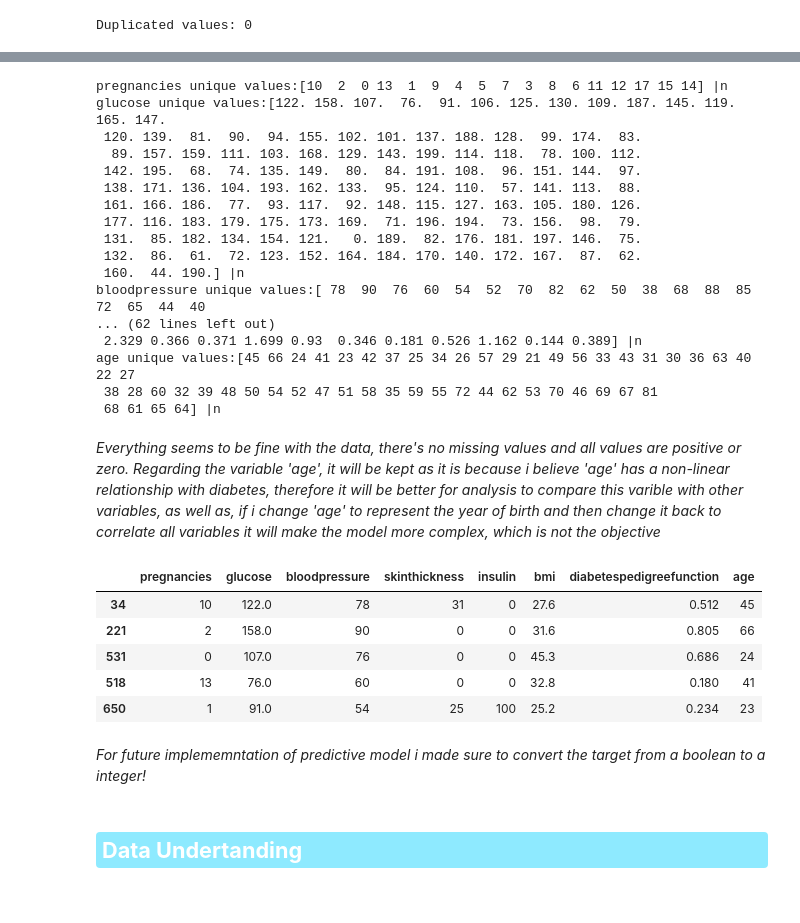
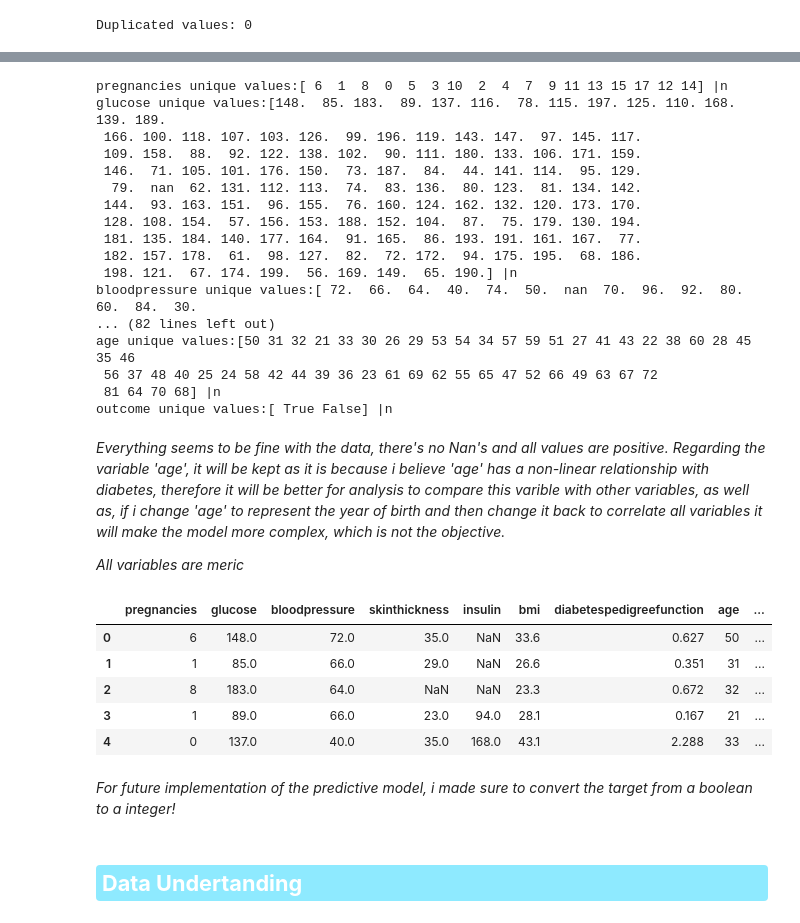
Before and after one commit to marianavfreitas/Diabetes, a Jupyter notebook: Diabetes Predictive Model.ipynb, the cells around one changed output, grey strips where cells are left out. Saved outputs shown, nothing was run; the diff lists cells and outputs as text; code cells hidden in the pictures.

```diff
--- a/Diabetes Predictive Model.ipynb
+++ b/Diabetes Predictive Model.ipynb
@@ -52,7 +59,7 @@ sns.set()
 Importing DataFrame
 </h2>
 # %%
-df_diabetes = pd.read_csv("C:/Users/mariana/Documents/Personal_MVF/diabetes.csv", delimiter=',', header=0, decimal='.', quotechar='"')
+df_diabetes = pd.read_csv("C:/Users/mariana/Documents/Portefolio/diabetes.csv", delimiter=',', header=0, decimal='.', quotechar='"')
 # %% [markdown]
 <h2 style="background-color:#8EEAFF; color:white; padding:3px 6px; border-radius:4px; font-weight:bold;">
 Data Exploration
@@ -152,6 +145,6 @@ X_train['glucose'] = X_train['glucose'].apply(lambda x: float(x) if pd.notna(x)
 # %%
-X_train.replace("", np.nan, inplace=True) #Replacing empty strings with NaN values
-X_train.isna().sum() #Checking the number of missing values in each feature of the dataset X
+df_diabetes.replace("", np.nan, inplace=True) #Replacing empty strings with NaN values
+df_diabetes.isna().sum() #Checking the number of missing values in each feature of the dataset X
 # %% [output]
 pregnancies                 0
 glucose                     0
@@ -179,0 +161,4 @@ dtype: int64
+# %%
+cols_with_zero = ['glucose', 'bloodpressure', 'skinthickness' , 'insulin', 'bmi']
+df_diabetes[cols_with_zero] = df_diabetes[cols_with_zero].replace(0, np.nan)
+df_diabetes.isna().sum()
@@ -190,24 +198,26 @@ Duplicated values: 0
 # %%
-for i in X_train.columns:
-    if X_train[i].dtype != 'object':
-        print(f"{i} unique values:{X_train[i].unique()} |n")
+for i in df_diabetes.columns:
+    if df_diabetes[i].dtype != 'object':
+        print(f"{i} unique values:{df_diabetes[i].unique()} |n")
 # %% [output]
-pregnancies unique values:[10  2  0 13  1  9  4  5  7  3  8  6 11 12 17 15 14] |n
-glucose unique values:[122. 158. 107.  76.  91. 106. 125. 130. 109. 187. 145. 119. 165. 147.
- 120. 139.  81.  90.  94. 155. 102. 101. 137. 188. 128.  99. 174.  83.
-  89. 157. 159. 111. 103. 168. 129. 143. 199. 114. 118.  78. 100. 112.
- 142. 195.  68.  74. 135. 149.  80.  84. 191. 108.  96. 151. 144.  97.
- 138. 171. 136. 104. 193. 162. 133.  95. 124. 110.  57. 141. 113.  88.
- 161. 166. 186.  77.  93. 117.  92. 148. 115. 127. 163. 105. 180. 126.
- 177. 116. 183. 179. 175. 173. 169.  71. 196. 194.  73. 156.  98.  79.
- 131.  85. 182. 134. 154. 121.   0. 189.  82. 176. 181. 197. 146.  75.
- 132.  86.  61.  72. 123. 152. 164. 184. 170. 140. 172. 167.  87.  62.
- 160.  44. 190.] |n
-bloodpressure unique values:[ 78  90  76  60  54  52  70  82  62  50  38  68  88  85  72  65  44  40
-... (62 lines left out)
- 2.329 0.366 0.371 1.699 0.93  0.346 0.181 0.526 1.162 0.144 0.389] |n
-age unique values:[45 66 24 41 23 42 37 25 34 26 57 29 21 49 56 33 43 31 30 36 63 40 22 27
- 38 28 60 32 39 48 50 54 52 47 51 58 35 59 55 72 44 62 53 70 46 69 67 81
- 68 61 65 64] |n
+pregnancies unique values:[ 6  1  8  0  5  3 10  2  4  7  9 11 13 15 17 12 14] |n
+glucose unique values:[148.  85. 183.  89. 137. 116.  78. 115. 197. 125. 110. 168. 139. 189.
+ 166. 100. 118. 107. 103. 126.  99. 196. 119. 143. 147.  97. 145. 117.
+ 109. 158.  88.  92. 122. 138. 102.  90. 111. 180. 133. 106. 171. 159.
+ 146.  71. 105. 101. 176. 150.  73. 187.  84.  44. 141. 114.  95. 129.
+  79.  nan  62. 131. 112. 113.  74.  83. 136.  80. 123.  81. 134. 142.
+ 144.  93. 163. 151.  96. 155.  76. 160. 124. 162. 132. 120. 173. 170.
+ 128. 108. 154.  57. 156. 153. 188. 152. 104.  87.  75. 179. 130. 194.
+ 181. 135. 184. 140. 177. 164.  91. 165.  86. 193. 191. 161. 167.  77.
+ 182. 157. 178.  61.  98. 127.  82.  72. 172.  94. 175. 195.  68. 186.
+ 198. 121.  67. 174. 199.  56. 169. 149.  65. 190.] |n
+bloodpressure unique values:[ 72.  66.  64.  40.  74.  50.  nan  70.  96.  92.  80.  60.  84.  30.
+... (82 lines left out)
+age unique values:[50 31 32 21 33 30 26 29 53 54 34 57 59 51 27 41 43 22 38 60 28 45 35 46
+ 56 37 48 40 25 24 58 42 44 39 36 23 61 69 62 55 65 47 52 66 49 63 67 72
+ 81 64 70 68] |n
+outcome unique values:[ True False] |n
 # %% [markdown]
-*Everything seems to be fine with the data, there's no missing values and all values are positive or zero. Regarding the variable 'age', it will be kept as it is because i believe 'age' has a non-linear relationship with diabetes, therefore it will be better for analysis to compare this varible with other variables, as well as, if i change 'age' to represent the year of birth and then change it back to correlate all variables it will make the model more complex, which is not the objective*
+*Everything seems to be fine with the data, there's no Nan's and all values are positive. Regarding the variable 'age', it will be kept as it is because i believe 'age' has a non-linear relationship with diabetes, therefore it will be better for analysis to compare this varible with other variables, as well as, if i change 'age' to represent the year of birth and then change it back to correlate all variables it will make the model more complex, which is not the objective.*
+
+*All variables are meric*
@@ -217,14 +224,14 @@ y_val = y_val.map(lambda x: int(x))
 # %%
-X_train.head()
+df_diabetes.head()
 # %% [output]
-|  | pregnancies | glucose | bloodpressure | skinthickness | insulin | bmi | diabetespedigreefunction | age |
-| 34 | 10 | 122.0 | 78 | 31 | 0 | 27.6 | 0.512 | 45 |
-| 221 | 2 | 158.0 | 90 | 0 | 0 | 31.6 | 0.805 | 66 |
-| 531 | 0 | 107.0 | 76 | 0 | 0 | 45.3 | 0.686 | 24 |
-| 518 | 13 | 76.0 | 60 | 0 | 0 | 32.8 | 0.180 | 41 |
-| 650 | 1 | 91.0 | 54 | 25 | 100 | 25.2 | 0.234 | 23 |
+|  | pregnancies | glucose | bloodpressure | skinthickness | insulin | bmi | diabetespedigreefunction | age | ... |
+| 0 | 6 | 148.0 | 72.0 | 35.0 | NaN | 33.6 | 0.627 | 50 | ... |
+| 1 | 1 | 85.0 | 66.0 | 29.0 | NaN | 26.6 | 0.351 | 31 | ... |
+| 2 | 8 | 183.0 | 64.0 | NaN | NaN | 23.3 | 0.672 | 32 | ... |
+| 3 | 1 | 89.0 | 66.0 | 23.0 | 94.0 | 28.1 | 0.167 | 21 | ... |
+| 4 | 0 | 137.0 | 40.0 | 35.0 | 168.0 | 43.1 | 2.288 | 33 | ... |
 # %% [markdown]
-*For future implememntation of predictive model i made sure to convert the target from a boolean to a integer!*
+*For future implementation of the predictive model, i made sure to convert the target from a boolean to a integer!*
 # %% [markdown]
 <h2 style="background-color:#8EEAFF; color:white; padding:3px 6px; border-radius:4px; font-weight:bold;">
 Data Undertanding
```
Also changed, not shown: parts of 79 cells of this notebook.
